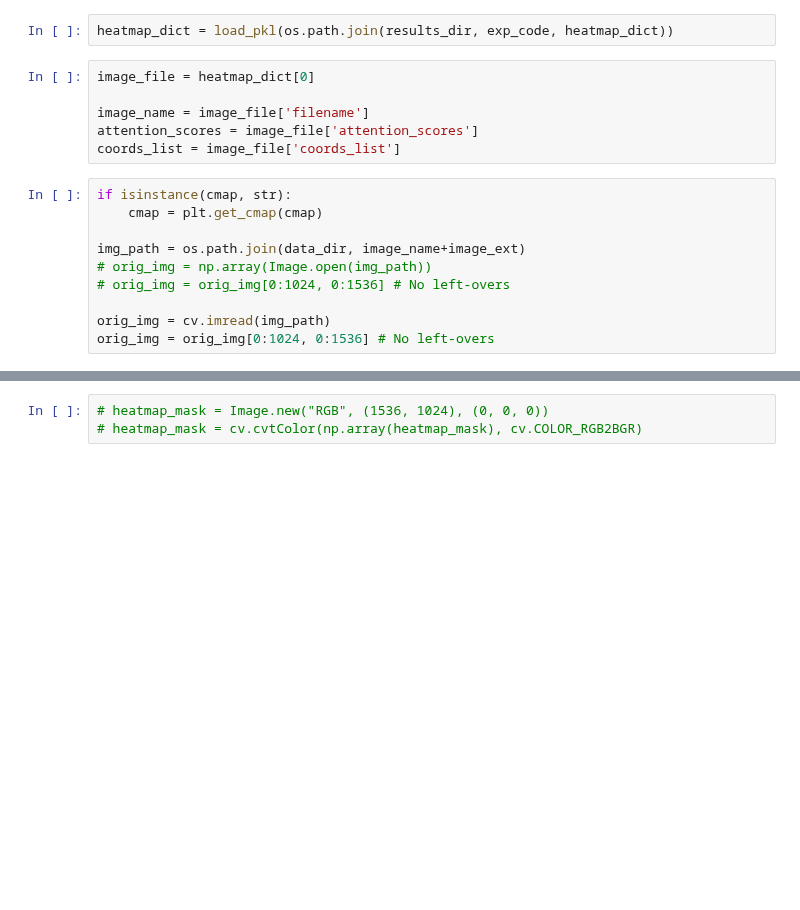
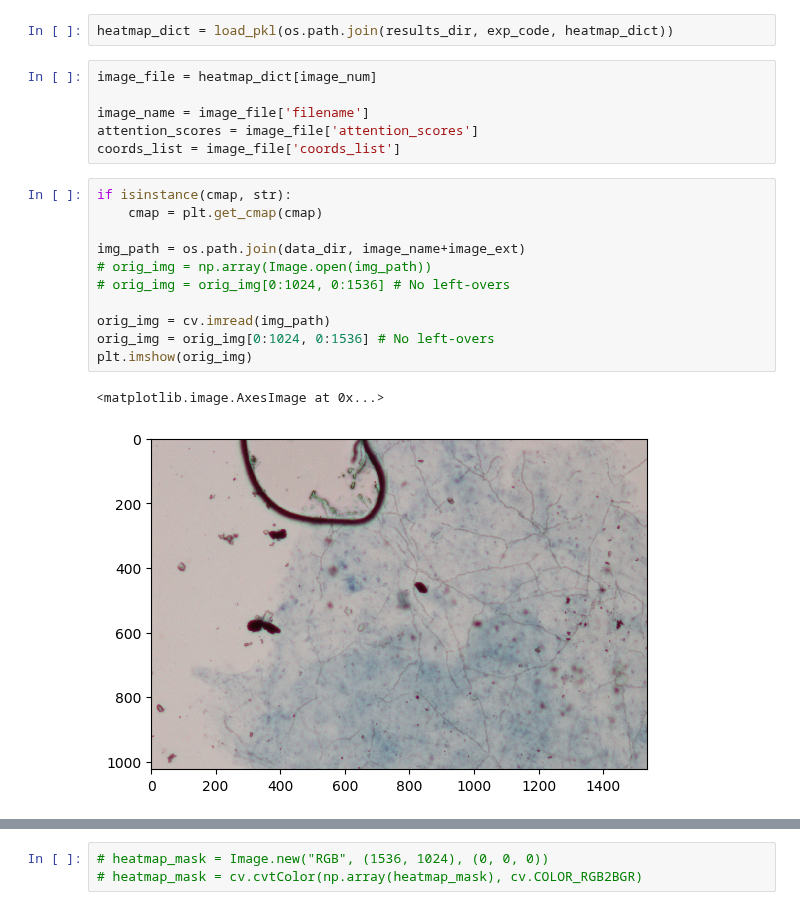
Before and after one commit to AshrithSagar/CLAM-Fungal, a Jupyter notebook: draw_heatmaps_3.ipynb, the cells around one changed output, grey strips where cells are left out. Drawn from its saved outputs; the diff is of its cells as text; blank space fills up the shorter version.

```diff
--- a/draw_heatmaps_3.ipynb
+++ b/draw_heatmaps_3.ipynb
@@ -44,7 +45,7 @@ cmap='coolwarm'
 # %%
 heatmap_dict = load_pkl(os.path.join(results_dir, exp_code, heatmap_dict))
 # %%
-image_file = heatmap_dict[0]
+image_file = heatmap_dict[image_num]
 
 image_name = image_file['filename']
 attention_scores = image_file['attention_scores']
@@ -52,13 +53,17 @@ coords_list = image_file['coords_list']
 # %%
 if isinstance(cmap, str):
     cmap = plt.get_cmap(cmap)
 
 img_path = os.path.join(data_dir, image_name+image_ext)
 # orig_img = np.array(Image.open(img_path))
 # orig_img = orig_img[0:1024, 0:1536] # No left-overs
 
 orig_img = cv.imread(img_path)
 orig_img = orig_img[0:1024, 0:1536] # No left-overs
+plt.imshow(orig_img)
+# %% [output]
+<matplotlib.image.AxesImage at 0x...>
+[figure, added]
 # %%
 scores = attention_scores[0].copy()
 scores = [float(x) for x in scores]
```
Also changed, not shown: parts of 4 cells of this notebook, 1 other file.
